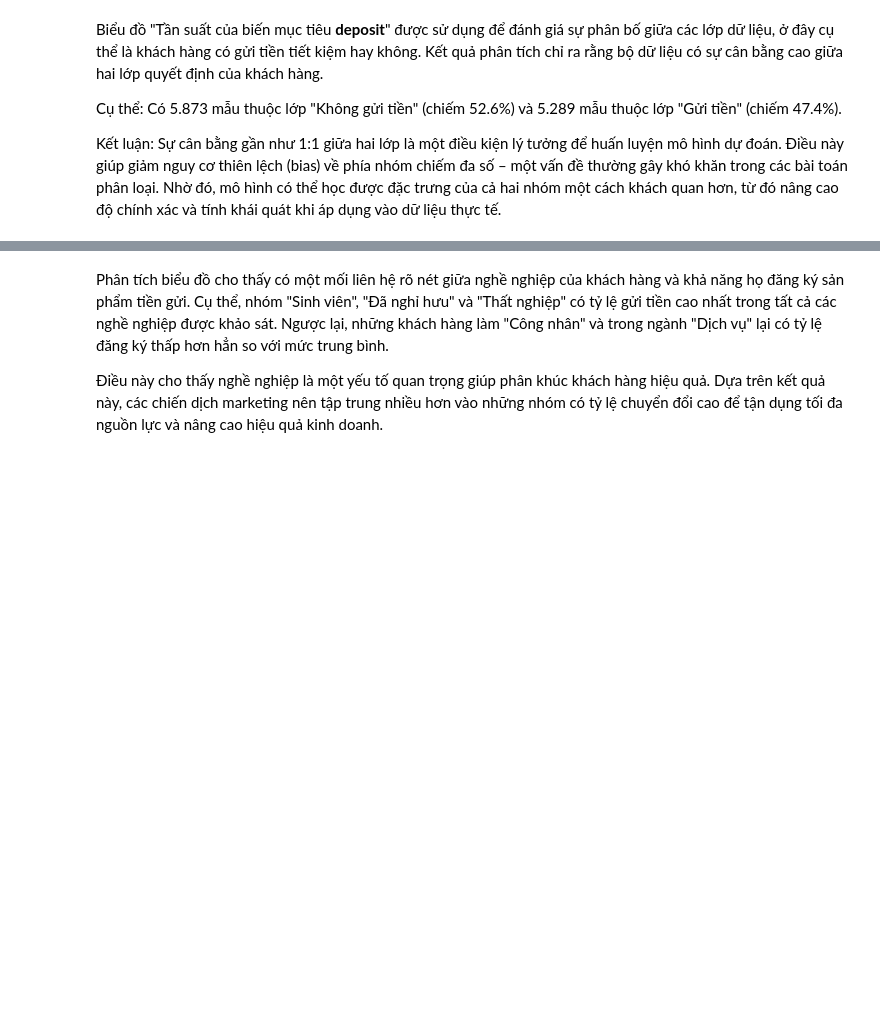
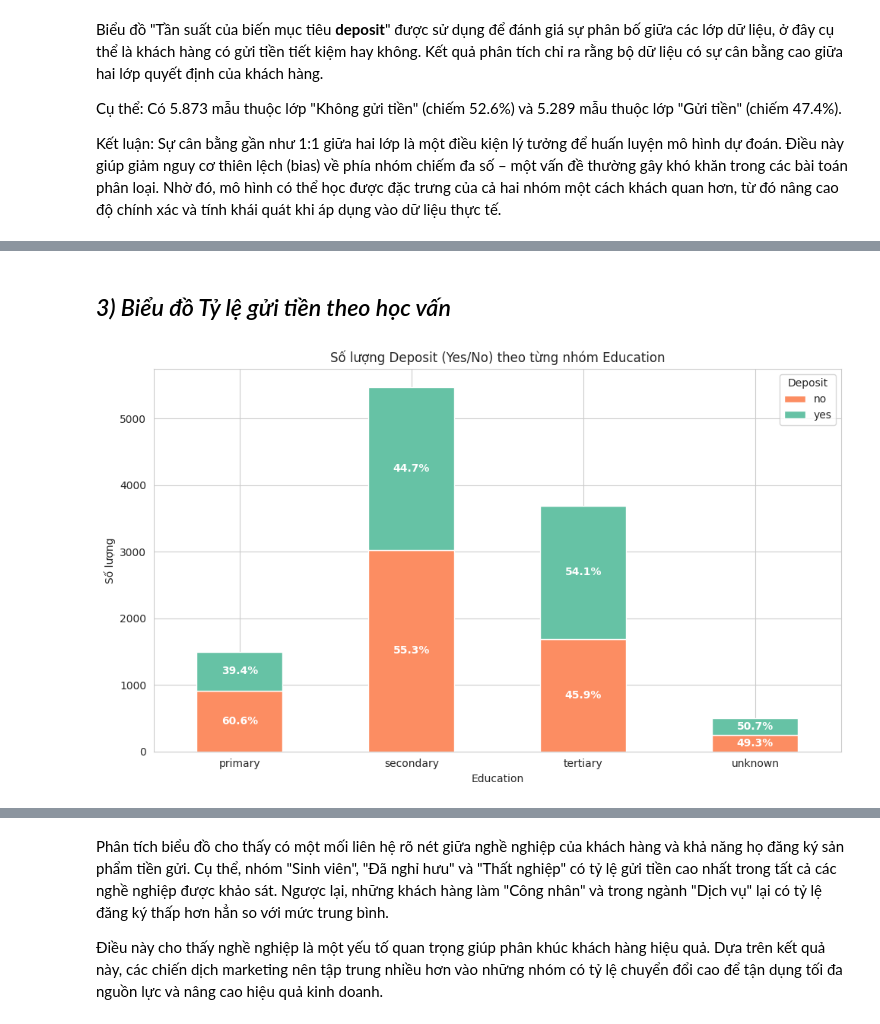
Before and after one commit to ThinhdanghocDE/BTL-AI, a Jupyter notebook: BTL_AI.ipynb, the cells around one changed output, grey strips where cells are left out. Drawn from its saved outputs; the diff is of its cells as text; code cells hidden in the pictures; blank space fills up the shorter version.

```diff
--- a/BTL_AI.ipynb
+++ b/BTL_AI.ipynb
@@ -151,0 +225,44 @@ Kết luận: Sự cân bằng gần như 1:1 giữa hai lớp là một điều
+# %% [markdown]
+## *3) Biểu đồ Tỷ lệ gửi tiền theo học vấn*
+# %%
+# Dữ liệu tổng hợp với nhóm education
+df_clean = df.dropna(subset=['education', 'deposit'])
+deposit_summary = df_clean.groupby(['education', 'deposit']).size().unstack(fill_value=0)
+
+# Tính tỉ lệ phần trăm trong từng nhóm education
+deposit_percent = deposit_summary.div(deposit_summary.sum(axis=1), axis=0) * 100
+
+# Vẽ biểu đồ cột chồng
+ax = deposit_summary.plot(
+    kind='bar',
+    stacked=True,
+    color=['#fc8d62', '#66c2a5'],
+    figsize=(10,6)
+)
+
+plt.title('Số lượng Deposit (Yes/No) theo từng nhóm Education')
+plt.xlabel('Education')
+plt.ylabel('Số lượng')
+plt.xticks(rotation=0)
+plt.legend(title='Deposit')
+
+# Thêm label phần trăm vào từng phần của cột
+for i, education_level in enumerate(deposit_summary.index):
+    cumulative = 0
+    for deposit_status in deposit_summary.columns:
+        count = deposit_summary.loc[education_level, deposit_status]
+        percent = deposit_percent.loc[education_level, deposit_status]
+        y = cumulative + count / 2
+        if count > 0:
+            ax.text(
+                i, y,
+                f'{percent:.1f}%',
+                ha='center', va='center',
+                color='white', fontsize=10, fontweight='bold'
+            )
+        cumulative += count
+
+plt.tight_layout()
+plt.show()
+# %% [output]
+[figure, added]
```
Also changed, not shown: parts of 43 cells of this notebook.
